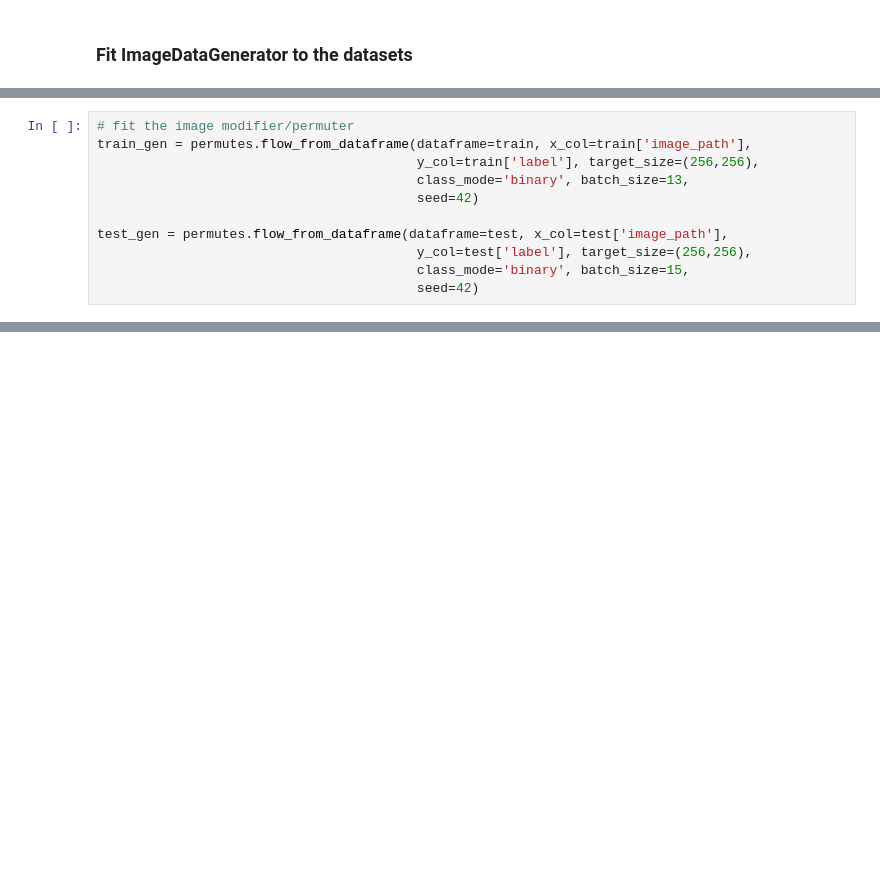
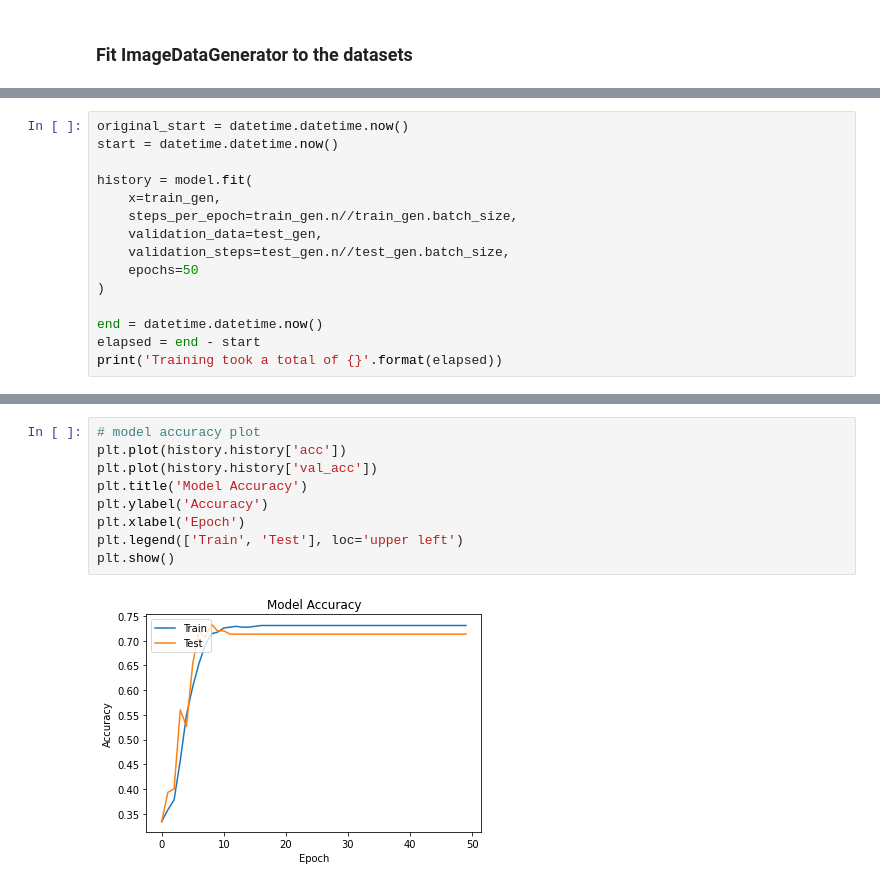
Before and after one commit to samoliver3/capstone-STRIP-AI, a Jupyter notebook: STRIP.ipynb, the cells around one changed output, grey strips where cells are left out. Cells and saved outputs as stored; diff of their text form; blank space fills up the shorter version.

Commit message:
Finished baseline model.

```diff
--- a/STRIP.ipynb
+++ b/STRIP.ipynb
@@ -469,11 +480,0 @@ Found 598 validated image filenames belonging to 2 classes.
-# %%
-# fit the image modifier/permuter
-train_gen = permutes.flow_from_dataframe(dataframe=train, x_col=train['image_path'],
-                                         y_col=train['label'], target_size=(256,256),
-                                         class_mode='binary', batch_size=13,
-                                         seed=42)
-
-test_gen = permutes.flow_from_dataframe(dataframe=test, x_col=test['image_path'],
-                                         y_col=test['label'], target_size=(256,256),
-                                         class_mode='binary', batch_size=15,
-                                         seed=42)
@@ -481,0 +528,15 @@ KeyError: ignored
+# %%
+original_start = datetime.datetime.now()
+start = datetime.datetime.now()
+
+history = model.fit(
+    x=train_gen,
+    steps_per_epoch=train_gen.n//train_gen.batch_size,
+    validation_data=test_gen,
+    validation_steps=test_gen.n//test_gen.batch_size,
+    epochs=50
+)
+
+end = datetime.datetime.now()
+elapsed = end - start
+print('Training took a total of {}'.format(elapsed))
@@ -481,0 +571,11 @@ KeyError: ignored
+# %%
+# model accuracy plot
+plt.plot(history.history['acc'])
+plt.plot(history.history['val_acc'])
+plt.title('Model Accuracy')
+plt.ylabel('Accuracy')
+plt.xlabel('Epoch')
+plt.legend(['Train', 'Test'], loc='upper left')
+plt.show()
+# %% [output]
+[figure, added]
```
Also changed, not shown: parts of 27 cells of this notebook.
